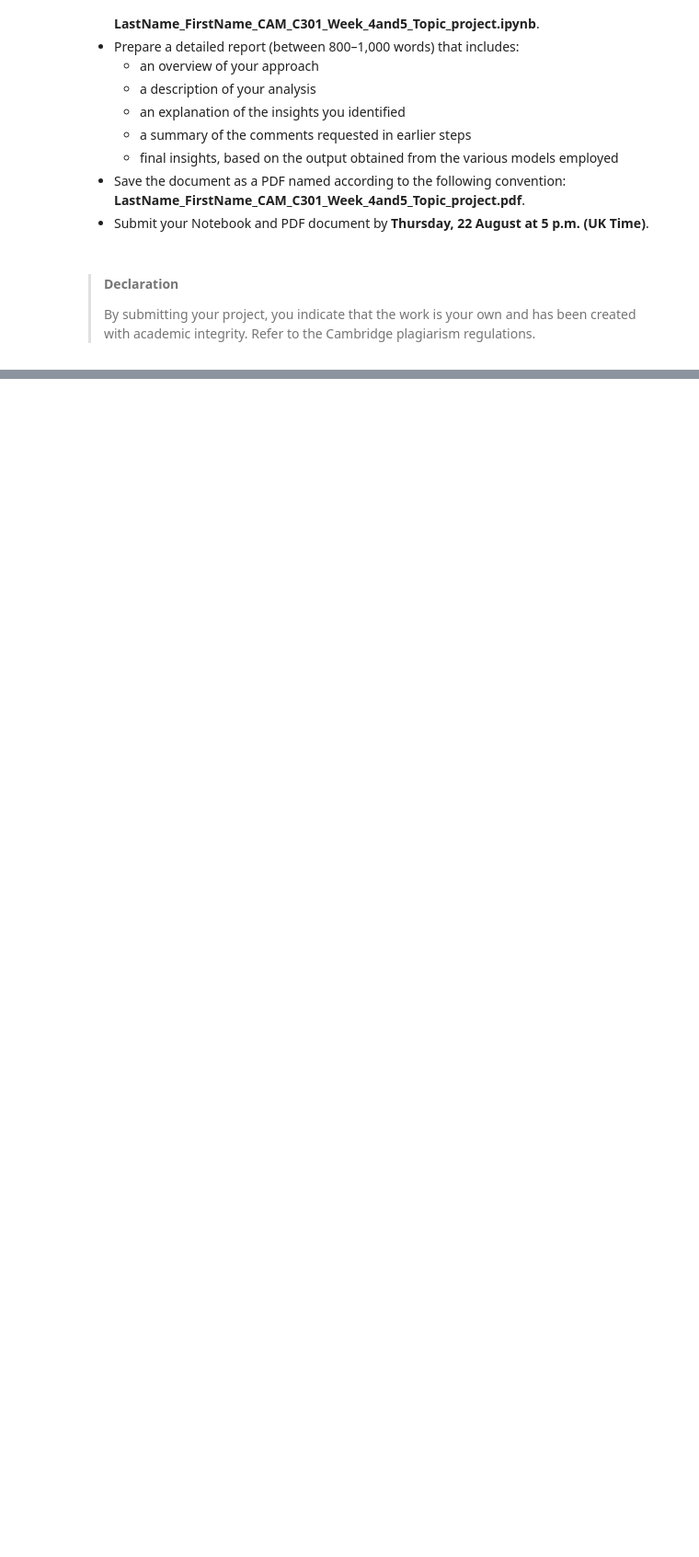
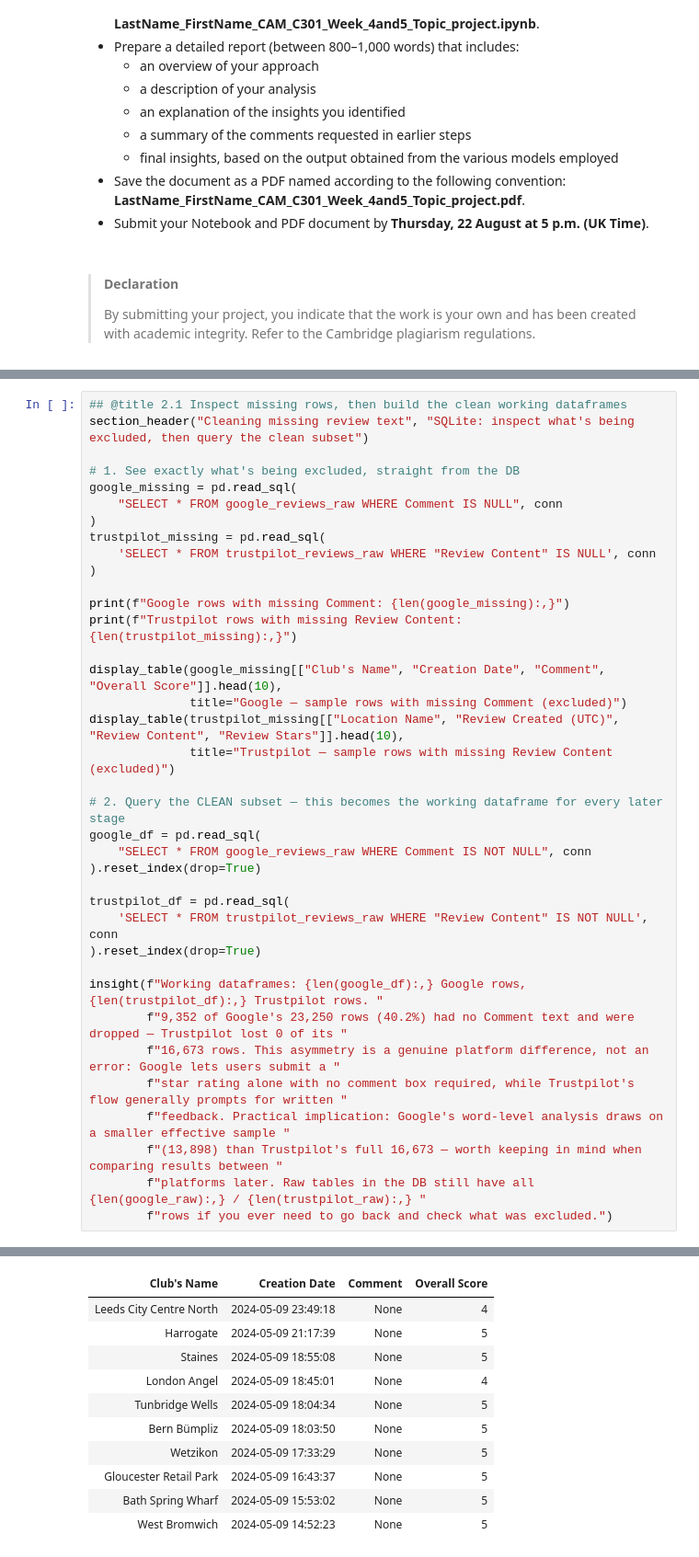
Before and after one commit to susanavenda/data_cambridge, a Jupyter notebook: CAM_DS_C301_Topic_project_4_1.ipynb, the cells around one changed output, grey strips where cells are left out. Shown at 92% size. Saved outputs shown, nothing was run; the diff lists cells and outputs as text; blank space fills up the shorter version.

```diff
--- a/CAM_DS_C301_Topic_project_4_1.ipynb
+++ b/CAM_DS_C301_Topic_project_4_1.ipynb
@@ -201,0 +435,38 @@ By completing this project, you will be able to provide evidence that you can:
+# %%
+## @title 2.1 Inspect missing rows, then build the clean working dataframes
+section_header("Cleaning missing review text", "SQLite: inspect what's being excluded, then query the clean subset")
+
+# 1. See exactly what's being excluded, straight from the DB
+google_missing = pd.read_sql(
+    "SELECT * FROM google_reviews_raw WHERE Comment IS NULL", conn
+)
+trustpilot_missing = pd.read_sql(
+    'SELECT * FROM trustpilot_reviews_raw WHERE "Review Content" IS NULL', conn
+)
+
+print(f"Google rows with missing Comment: {len(google_missing):,}")
+print(f"Trustpilot rows with missing Review Content: {len(trustpilot_missing):,}")
+
+display_table(google_missing[["Club's Name", "Creation Date", "Comment", "Overall Score"]].head(10),
+              title="Google — sample rows with missing Comment (excluded)")
+display_table(trustpilot_missing[["Location Name", "Review Created (UTC)", "Review Content", "Review Stars"]].head(10),
+              title="Trustpilot — sample rows with missing Review Content (excluded)")
+
+# 2. Query the CLEAN subset — this becomes the working dataframe for every later stage
+google_df = pd.read_sql(
+    "SELECT * FROM google_reviews_raw WHERE Comment IS NOT NULL", conn
+).reset_index(drop=True)
+
+trustpilot_df = pd.read_sql(
+    'SELECT * FROM trustpilot_reviews_raw WHERE "Review Content" IS NOT NULL', conn
+).reset_index(drop=True)
+
+insight(f"Working dataframes: {len(google_df):,} Google rows, {len(trustpilot_df):,} Trustpilot rows. "
+        f"9,352 of Google's 23,250 rows (40.2%) had no Comment text and were dropped — Trustpilot lost 0 of its "
+        f"16,673 rows. This asymmetry is a genuine platform difference, not an error: Google lets users submit a "
+        f"star rating alone with no comment box required, while Trustpilot's flow generally prompts for written "
+        f"feedback. Practical implication: Google's word-level analysis draws on a smaller effective sample "
+        f"(13,898) than Trustpilot's full 16,673 — worth keeping in mind when comparing results between "
+        f"platforms later. Raw tables in the DB still have all {len(google_raw):,} / {len(trustpilot_raw):,} "
+        f"rows if you ever need to go back and check what was excluded.")
+# %% [output]
@@ -201,0 +478,11 @@ By completing this project, you will be able to provide evidence that you can:
+| Club's Name | Creation Date | Comment | Overall Score |
+| Leeds City Centre North | 2024-05-09 23:49:18 | None | 4 |
+| Harrogate | 2024-05-09 21:17:39 | None | 5 |
+| Staines | 2024-05-09 18:55:08 | None | 5 |
+| London Angel | 2024-05-09 18:45:01 | None | 4 |
+| Tunbridge Wells | 2024-05-09 18:04:34 | None | 5 |
+| Bern Bümpliz | 2024-05-09 18:03:50 | None | 5 |
+| Wetzikon | 2024-05-09 17:33:29 | None | 5 |
+| Gloucester Retail Park | 2024-05-09 16:43:37 | None | 5 |
+| Bath Spring Wharf | 2024-05-09 15:53:02 | None | 5 |
+| West Bromwich | 2024-05-09 14:52:23 | None | 5 |
```
Also changed, not shown: parts of 49 cells of this notebook.
